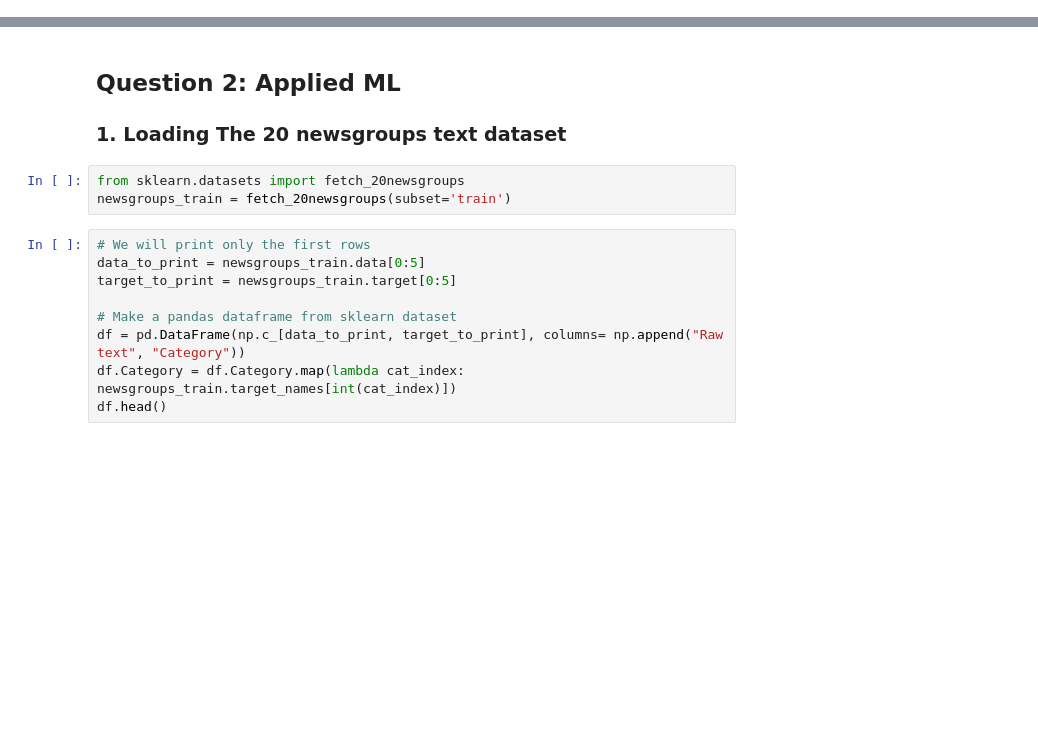
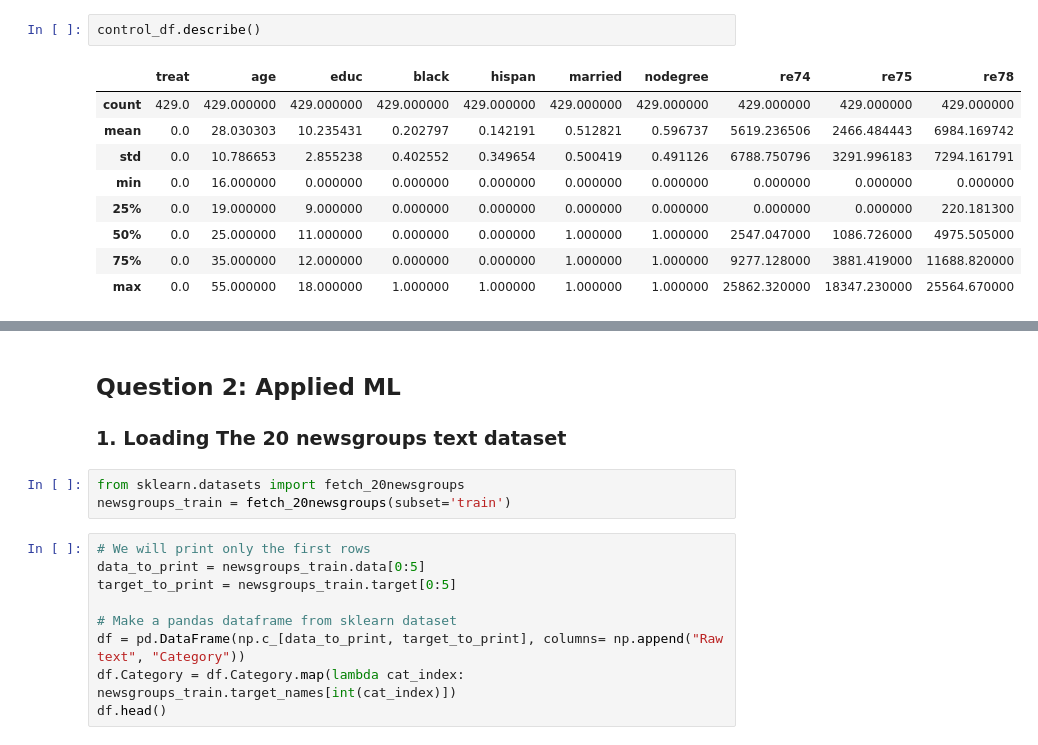
Before and after one commit to Coac/epfl-ada, a Jupyter notebook: 04 - Applied ML/Homework 4.ipynb, the cells around one changed output, grey strips where cells are left out. Saved outputs shown, nothing was run; the diff lists cells and outputs as text; blank space fills up the shorter version.

```diff
--- a/04 - Applied ML/Homework 4.ipynb
+++ b/04 - Applied ML/Homework 4.ipynb
@@ -8,0 +66,12 @@ import numpy as np
+# %%
+control_df.describe()
+# %% [output]
+|  | treat | age | educ | black | hispan | married | nodegree | re74 | re75 | re78 |
+| count | 429.0 | 429.000000 | 429.000000 | 429.000000 | 429.000000 | 429.000000 | 429.000000 | 429.000000 | 429.000000 | 429.000000 |
+| mean | 0.0 | 28.030303 | 10.235431 | 0.202797 | 0.142191 | 0.512821 | 0.596737 | 5619.236506 | 2466.484443 | 6984.169742 |
+| std | 0.0 | 10.786653 | 2.855238 | 0.402552 | 0.349654 | 0.500419 | 0.491126 | 6788.750796 | 3291.996183 | 7294.161791 |
+| min | 0.0 | 16.000000 | 0.000000 | 0.000000 | 0.000000 | 0.000000 | 0.000000 | 0.000000 | 0.000000 | 0.000000 |
+| 25% | 0.0 | 19.000000 | 9.000000 | 0.000000 | 0.000000 | 0.000000 | 0.000000 | 0.000000 | 0.000000 | 220.181300 |
+| 50% | 0.0 | 25.000000 | 11.000000 | 0.000000 | 0.000000 | 1.000000 | 1.000000 | 2547.047000 | 1086.726000 | 4975.505000 |
+| 75% | 0.0 | 35.000000 | 12.000000 | 0.000000 | 0.000000 | 1.000000 | 1.000000 | 9277.128000 | 3881.419000 | 11688.820000 |
+| max | 0.0 | 55.000000 | 18.000000 | 1.000000 | 1.000000 | 1.000000 | 1.000000 | 25862.320000 | 18347.230000 | 25564.670000 |
```
Also changed, not shown: parts of 17 cells of this notebook.
